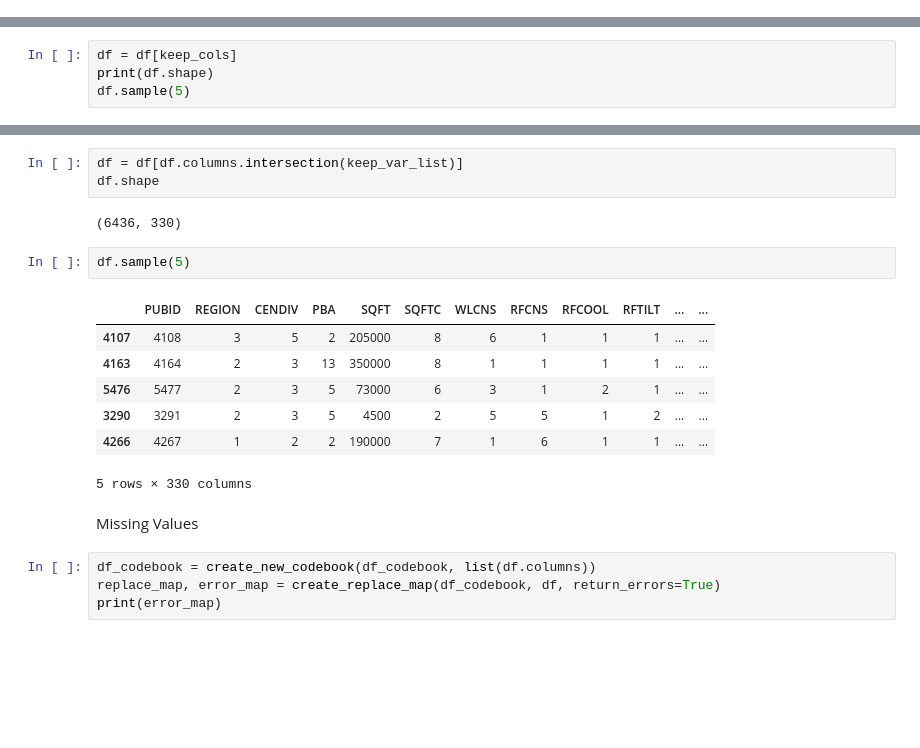
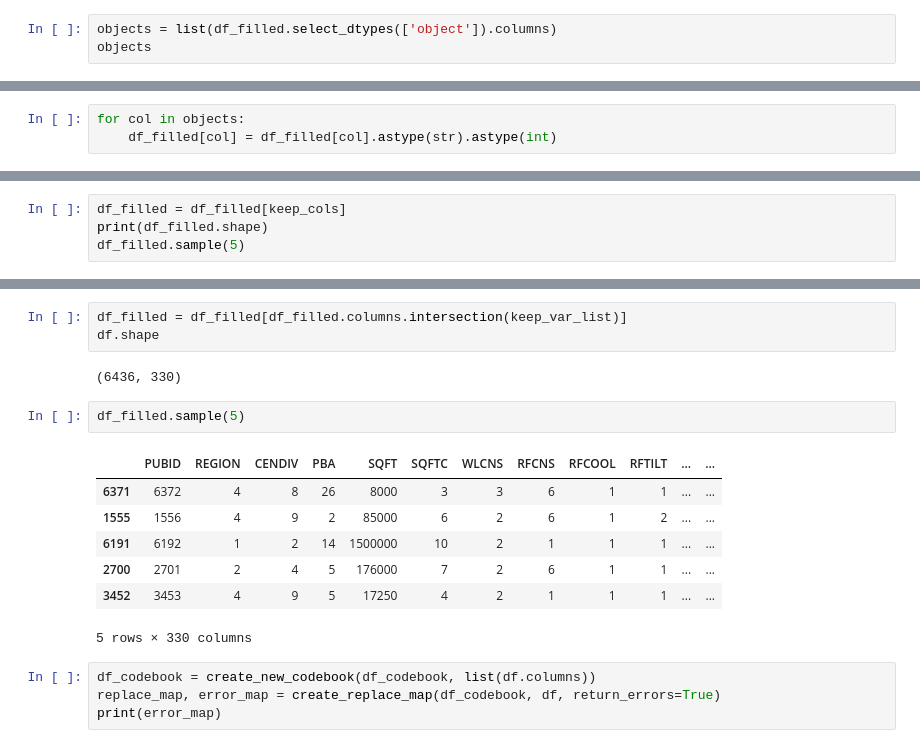
Before and after one commit to oostendo/2022-SI699-011, a Jupyter notebook: eva_and_sam/EDA_cbecs2018-v2.ipynb, the cells around one changed output, grey strips where cells are left out. Saved outputs shown, nothing was run; the diff lists cells and outputs as text; blank space fills up the shorter version.

```diff
--- a/eva_and_sam/EDA_cbecs2018-v2.ipynb
+++ b/eva_and_sam/EDA_cbecs2018-v2.ipynb
@@ -26,0 +38,3 @@ Length: 1181, dtype: object
+# %%
+objects = list(df_filled.select_dtypes(['object']).columns)
+objects
@@ -26,0 +59,3 @@ Length: 1181, dtype: object
+# %%
+for col in objects:
+    df_filled[col] = df_filled[col].astype(str).astype(int)
@@ -163,9 +202,9 @@ def build_hist(column_list):
         sns.histplot(data=df, x=column, kde=True)
         figname += 1
 # %%
-df = df[keep_cols]
-print(df.shape)
-df.sample(5)
+df_filled = df_filled[keep_cols]
+print(df_filled.shape)
+df_filled.sample(5)
 # %% [output]
 (6436, 561)
 |  | PUBID | REGION | CENDIV | PBA | SQFT | SQFTC | WLCNS | RFCNS | RFCOOL | RFTILT | ... | ... |
@@ -231,22 +246,20 @@ print(len(cat_cols))
 558
 3
 # %%
-df = df[df.columns.intersection(keep_var_list)]
+df_filled = df_filled[df_filled.columns.intersection(keep_var_list)]
 df.shape
 # %% [output]
 (6436, 330)
 # %%
-df.sample(5)
+df_filled.sample(5)
 # %% [output]
 |  | PUBID | REGION | CENDIV | PBA | SQFT | SQFTC | WLCNS | RFCNS | RFCOOL | RFTILT | ... | ... |
-| 4107 | 4108 | 3 | 5 | 2 | 205000 | 8 | 6 | 1 | 1 | 1 | ... | ... |
-| 4163 | 4164 | 2 | 3 | 13 | 350000 | 8 | 1 | 1 | 1 | 1 | ... | ... |
-| 5476 | 5477 | 2 | 3 | 5 | 73000 | 6 | 3 | 1 | 2 | 1 | ... | ... |
-| 3290 | 3291 | 2 | 3 | 5 | 4500 | 2 | 5 | 5 | 1 | 2 | ... | ... |
-| 4266 | 4267 | 1 | 2 | 2 | 190000 | 7 | 1 | 6 | 1 | 1 | ... | ... |
+| 6371 | 6372 | 4 | 8 | 26 | 8000 | 3 | 3 | 6 | 1 | 1 | ... | ... |
+| 1555 | 1556 | 4 | 9 | 2 | 85000 | 6 | 2 | 6 | 1 | 2 | ... | ... |
+| 6191 | 6192 | 1 | 2 | 14 | 1500000 | 10 | 2 | 1 | 1 | 1 | ... | ... |
+| 2700 | 2701 | 2 | 4 | 5 | 176000 | 7 | 2 | 6 | 1 | 1 | ... | ... |
+| 3452 | 3453 | 4 | 9 | 5 | 17250 | 4 | 2 | 1 | 1 | 1 | ... | ... |
 5 rows × 330 columns
-# %% [markdown]
-Missing Values
 # %%
 df_codebook = create_new_codebook(df_codebook, list(df.columns))
 replace_map, error_map = create_replace_map(df_codebook, df, return_errors=True)
```
Also changed, not shown: parts of 29 cells of this notebook, 2 other files.
